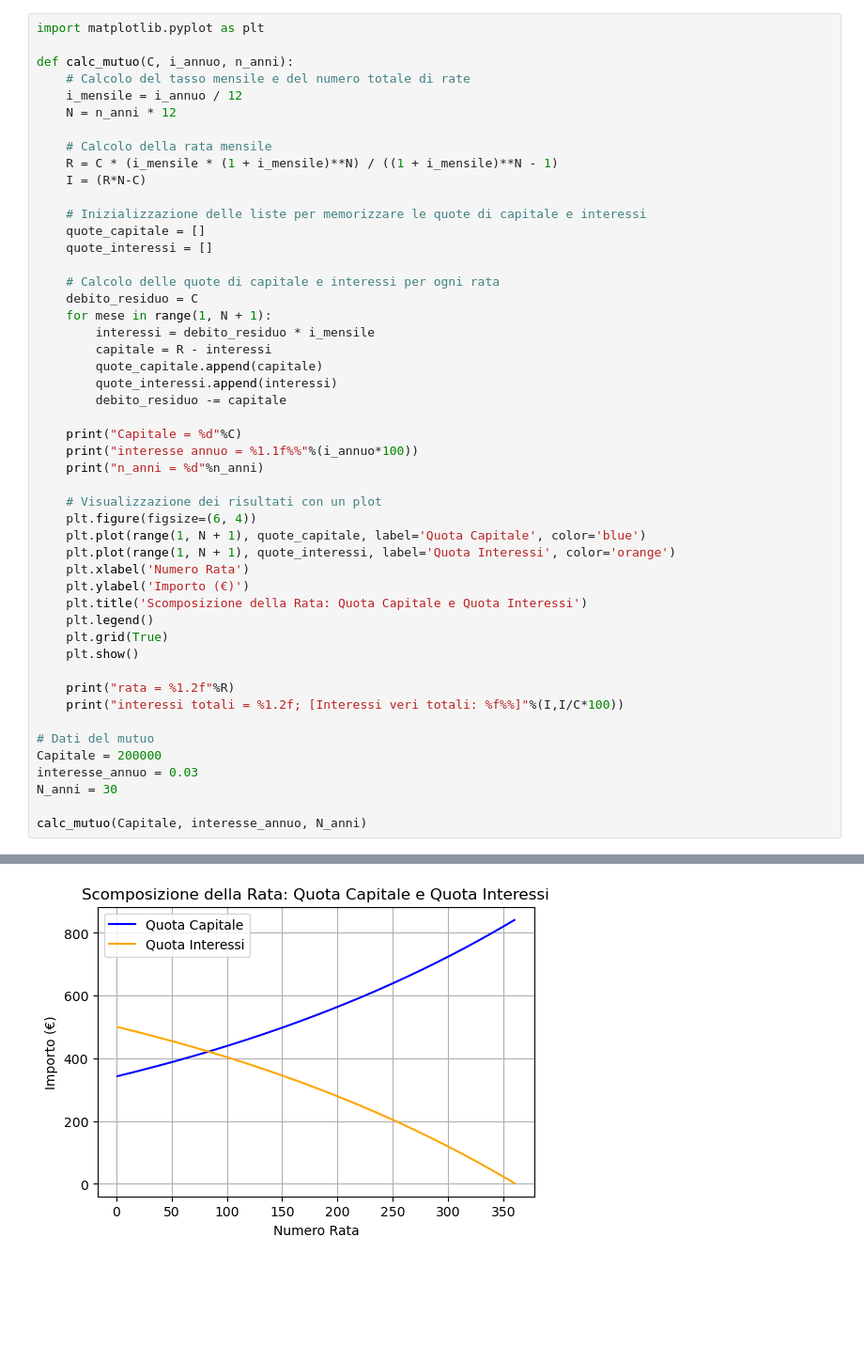
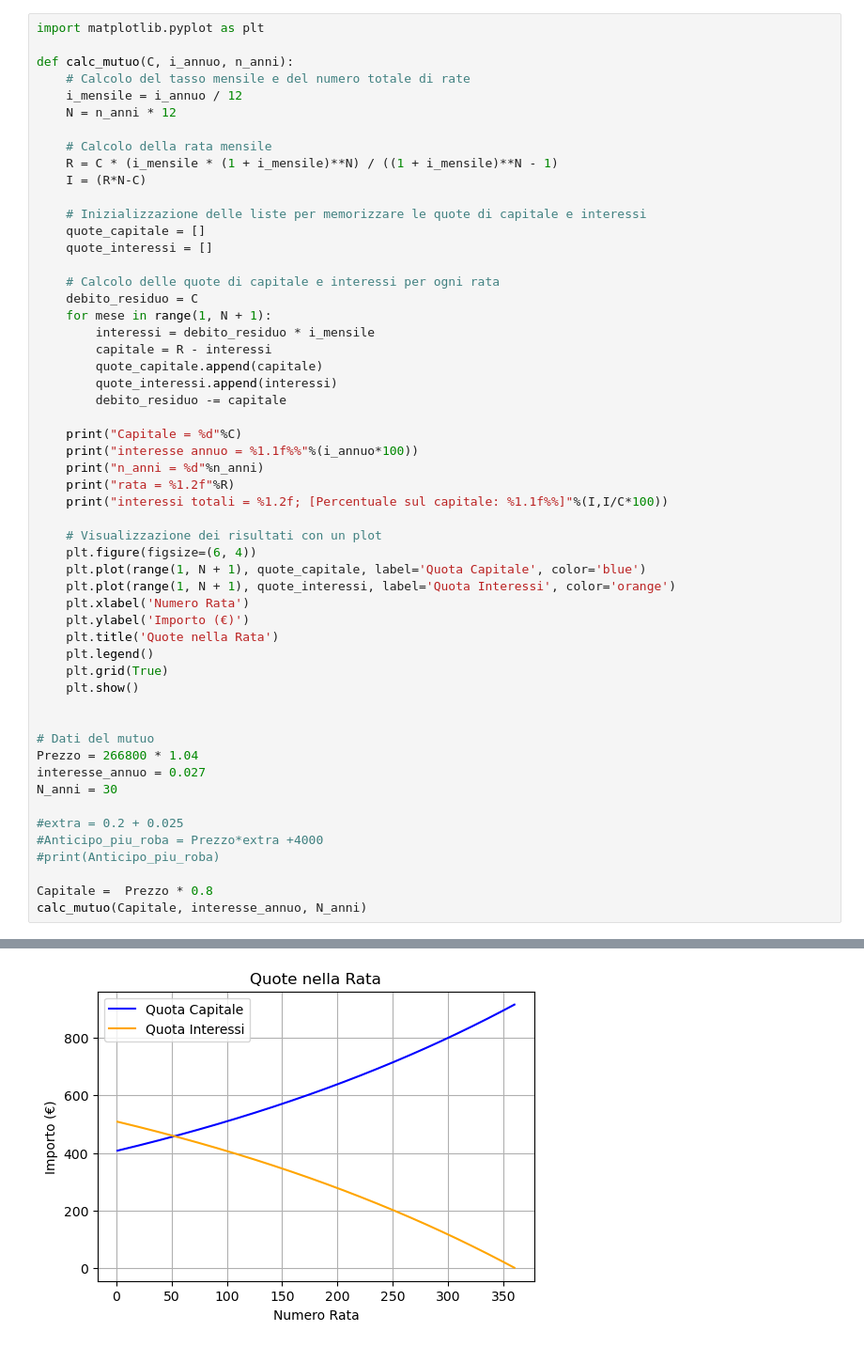
Before and after one commit to mattiamencagli/my-python-plots, a Jupyter notebook: random_stuff/mutuo.ipynb, the cells around one changed output, grey strips where cells are left out. Shown at 94% size. Cells and saved outputs as stored; diff of their text form; blank space fills up the shorter version.

```diff
--- a/random_stuff/mutuo.ipynb
+++ b/random_stuff/mutuo.ipynb
@@ -26,6 +26,8 @@ def calc_mutuo(C, i_annuo, n_anni):
     print("Capitale = %d"%C)
     print("interesse annuo = %1.1f%%"%(i_annuo*100))
     print("n_anni = %d"%n_anni)
+    print("rata = %1.2f"%R)
+    print("interessi totali = %1.2f; [Percentuale sul capitale: %1.1f%%]"%(I,I/C*100))
 
     # Visualizzazione dei risultati con un plot
     plt.figure(figsize=(6, 4))
@@ -33,18 +35,21 @@ def calc_mutuo(C, i_annuo, n_anni):
     plt.plot(range(1, N + 1), quote_interessi, label='Quota Interessi', color='orange')
     plt.xlabel('Numero Rata')
     plt.ylabel('Importo (€)')
-    plt.title('Scomposizione della Rata: Quota Capitale e Quota Interessi')
+    plt.title('Quote nella Rata')
     plt.legend()
     plt.grid(True)
     plt.show()
 
-    print("rata = %1.2f"%R)
-    print("interessi totali = %1.2f; [Interessi veri totali: %f%%]"%(I,I/C*100))
 
 # Dati del mutuo
-Capitale = 200000
-interesse_annuo = 0.03
+Prezzo = 266800 * 1.04
+interesse_annuo = 0.027
 N_anni = 30
 
+#extra = 0.2 + 0.025
+#Anticipo_piu_roba = Prezzo*extra +4000
+#print(Anticipo_piu_roba)
+
+Capitale =  Prezzo * 0.8
 calc_mutuo(Capitale, interesse_annuo, N_anni)
 # %% [output]
@@ -54 +62 @@ n_anni = 30
-[figure, old version]
+[figure, new version]
```
Also changed, not shown: parts of 1 cell of this notebook.
